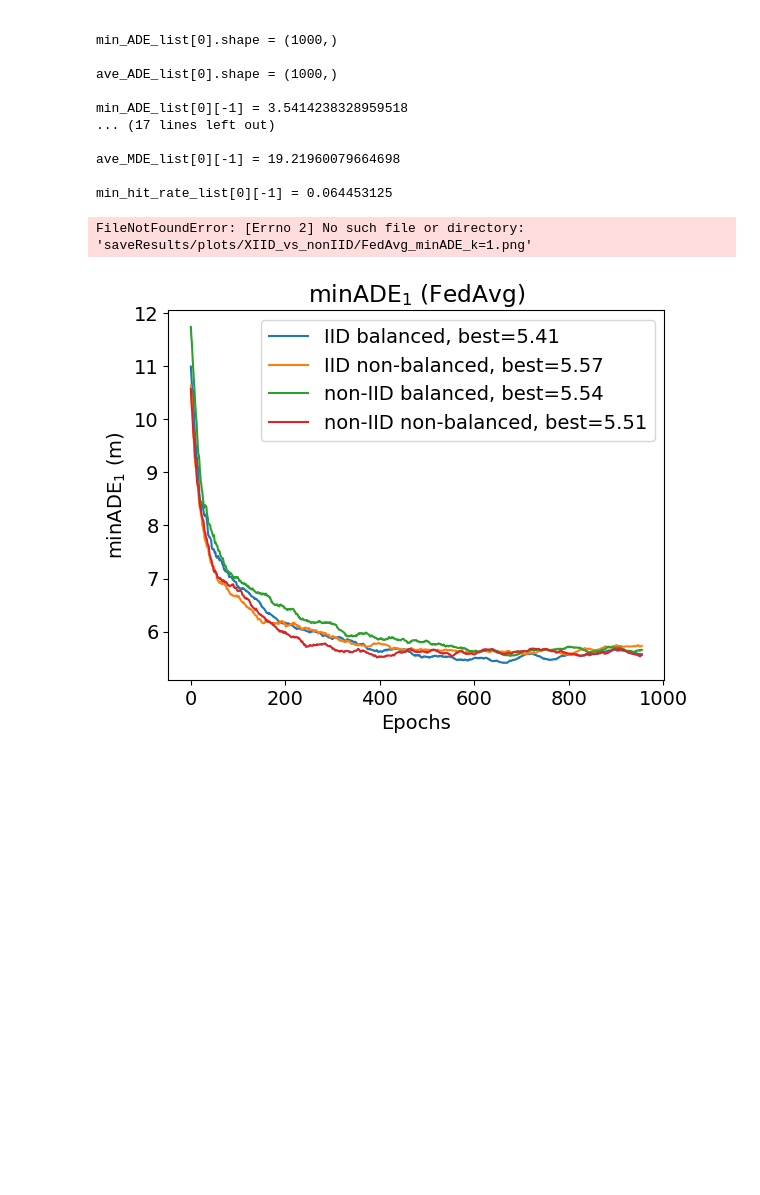
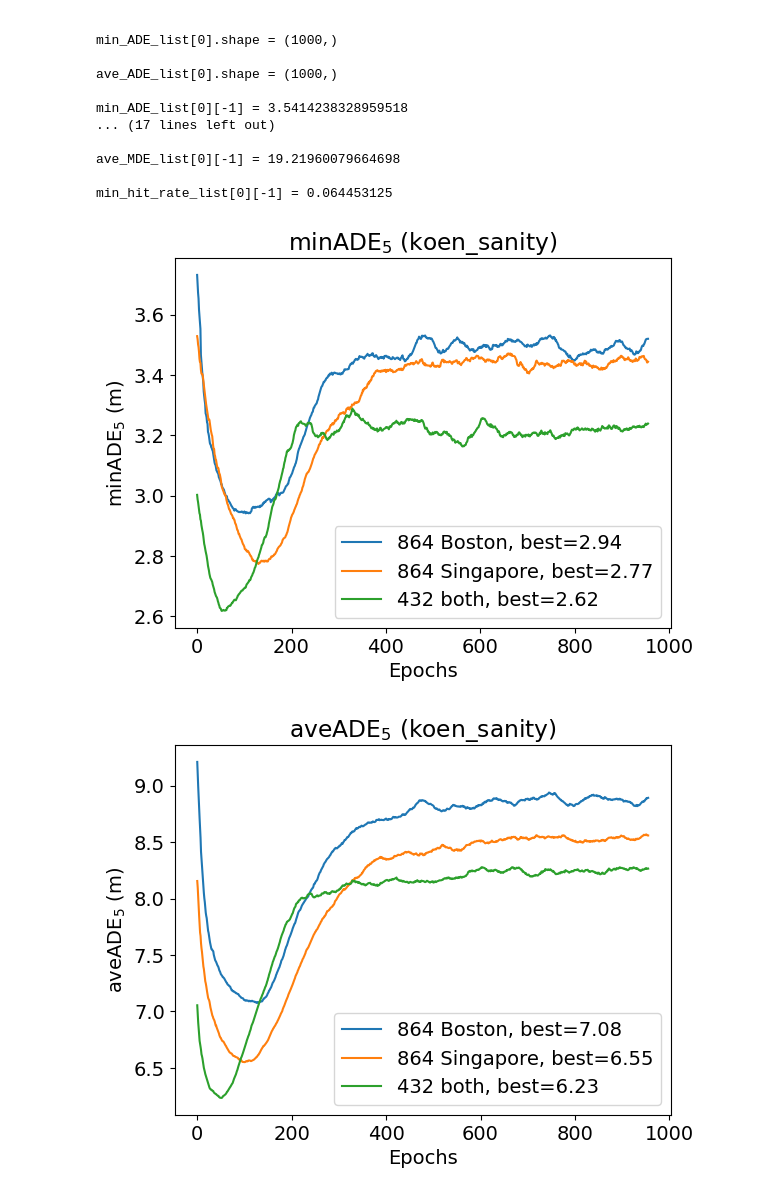
Before and after one commit to dolander1/nuscenes_dolander1, a Jupyter notebook: python-sdk/tutorials/analyseKoenSanity.ipynb, the cells around one changed output. Saved outputs shown, nothing was run; the diff lists cells and outputs as text; code cells hidden in the pictures; blank space fills up the shorter version.

Commit message:
Plot Koen sanity

```diff
--- a/python-sdk/tutorials/analyseKoenSanity.ipynb
+++ b/python-sdk/tutorials/analyseKoenSanity.ipynb
@@ -398,7 +398,7 @@ import numpy as np
 import matplotlib.pyplot as plt
 
 # Settings
-k_nr_of_trajectories_many_files_ADE = 1 # 1, 5, 15
+k_nr_of_trajectories_many_files_ADE = 5 # 1, 5, 15
 k_nr_of_trajectories_many_files_FDE = 1 # 1
 k_nr_of_trajectories_many_files_MDE = 5 # 5
 max_distance = 2 # 2, 4
@@ -458,47 +458,23 @@ max_distance = 2 # 2, 4
 # ]
 
 # # Iterate over folders and legend lists
-# for folder, legend_list in folders:
-#     folder_name = folder.split("/")[1].replace("_", " ")
+folder = 'sanity_check_Koen'
+folder_name = "koen_sanity"
+legend_list = ['864 Boston','864 Singapore','432 both','864 both']
 
-#     #### Load files
-#     min_ADE_list = np.load(f'saveResults/processed_RealResults/{folder}/min_ADE_list_k={k_nr_of_trajectories_many_files_ADE}.npy')
-#     ave_ADE_list = np.load(f'saveResults/processed_RealResults/{folder}/ave_ADE_list_k={k_nr_of_trajectories_many_files_ADE}.npy')
+#### Load files
+min_ADE_list = np.load(f'saveResults/processed_RealResults/{folder}/min_ADE_list_k={k_nr_of_trajectories_many_files_ADE}.npy')
+ave_ADE_list = np.load(f'saveResults/processed_RealResults/{folder}/ave_ADE_list_k={k_nr_of_trajectories_many_files_ADE}.npy')
 
-#     min_FDE_list = np.load(f'saveResults/processed_RealResults/{folder}/min_FDE_list_k={k_nr_of_trajectories_many_files_FDE}.npy')
-#     ave_FDE_list = np.load(f'saveResults/processed_RealResults/{folder}/ave_FDE_list_k={k_nr_of_trajectories_many_files_FDE}.npy')
+min_FDE_list = np.load(f'saveResults/processed_RealResults/{folder}/min_FDE_list_k={k_nr_of_trajectories_many_files_FDE}.npy')
+ave_FDE_list = np.load(f'saveResults/processed_RealResults/{folder}/ave_FDE_list_k={k_nr_of_trajectories_many_files_FDE}.npy')
 
-#     min_MDE_list = np.load(f'saveResults/processed_RealResults/{folder}/min_MDE_list_k={k_nr_of_trajectories_many_files_MDE}.npy')
-#     ave_MDE_list = np.load(f'saveResults/processed_RealResults/{folder}/ave_MDE_list_k={k_nr_of_trajectories_many_files_MDE}.npy')
-#     min_hit_rate_list = np.load(f'saveResults/processed_RealResults/{folder}/min_hit_rate_list_k={k_nr_of_trajectories_many_files_MDE}_d={max_distance}.npy')
+min_MDE_list = np.load(f'saveResults/processed_RealResults/{folder}/min_MDE_list_k={k_nr_of_trajectories_many_files_MDE}.npy')
+ave_MDE_list = np.load(f'saveResults/processed_RealResults/{folder}/ave_MDE_list_k={k_nr_of_trajectories_many_files_MDE}.npy')
+min_hit_rate_list = np.load(f'saveResults/processed_RealResults/{folder}/min_hit_rate_list_k={k_nr_of_trajectories_many_files_MDE}_d={max_distance}.npy')
 
 
-    ##############################################################################################################################
-
-### Load IID and balanced comp ####
-parameter = "ClientFraction" # ClientFraction ClientNumber BatchSize LearningRate
-list_number = 0
-folder_list = [f"IID_balanced/{parameter}_IID_balanced", f"IID_non-balanced/{parameter}_IID_non-balanced", f"non-IID_balanced/{parameter}_non-IID_balanced", f"non-IID_non-balanced/{parameter}_non-IID_non-balanced"]
-legend_list = [f'{iid}' for iid in ['IID balanced','IID non-balanced','non-IID balanced','non-IID non-balanced']]
-
-# ### fed_optimizers
-# parameter = "FedOptimizer_2clients" # FedOptimizer_2clients FedOptimizer_8clients
-# list_number = 2
-# folder_list = [f"IID_balanced/{parameter}_IID_balanced", f"non-IID_balanced/{parameter}_non-IID_balanced"]
-# optimizer_list = [f'Optimizer = {fed_optimizer}' for fed_optimizer in ['FedAvg','FedAvgM','FedProx']]
-# legend_list = [f'{iid}, {optimizer_list[list_number]}' for iid in ['IID balanced','non-IID balanced']]
-
-
-min_ADE_list = [np.load(f'saveResults/processed_RealResults/{folder}/min_ADE_list_k={k_nr_of_trajectories_many_files_ADE}.npy')[list_number] for folder in folder_list]
-ave_ADE_list = [np.load(f'saveResults/processed_RealResults/{folder}/ave_ADE_list_k={k_nr_of_trajectories_many_files_ADE}.npy')[list_number] for folder in folder_list]
-min_FDE_list = [np.load(f'saveResults/processed_RealResults/{folder}/min_FDE_list_k={k_nr_of_trajectories_many_files_FDE}.npy')[list_number] for folder in folder_list]
-ave_FDE_list = [np.load(f'saveResults/processed_RealResults/{folder}/ave_FDE_list_k={k_nr_of_trajectories_many_files_FDE}.npy')[list_number] for folder in folder_list]
-min_MDE_list = [np.load(f'saveResults/processed_RealResults/{folder}/min_MDE_list_k={k_nr_of_trajectories_many_files_MDE}.npy')[list_number] for folder in folder_list]
-ave_MDE_list = [np.load(f'saveResults/processed_RealResults/{folder}/ave_MDE_list_k={k_nr_of_trajectories_many_files_MDE}.npy')[list_number] for folder in folder_list]
-min_hit_rate_list = [np.load(f'saveResults/processed_RealResults/{folder}/min_hit_rate_list_k={k_nr_of_trajectories_many_files_MDE}_d={max_distance}.npy')[list_number] for folder in folder_list]
-
-folder = "XIID_vs_nonIID"
-folder_name = "FedAvg"
+##############################################################################################################################
 
 
 # Set the font size for all labels and title
@@ -554,32 +530,32 @@ plt.savefig(f"saveResults/plots/{folder}/{folder_name}_FDE_k={k_nr_of_trajectori
 start_number = 5
 window_size = 40
 smooth_min_MDE_list = [np.convolve(min_MDE[start_number:], np.ones(window_size)/window_size, mode='valid') for min_MDE in min_MDE_list]
 smooth_ave_MDE_list = [np.convolve(ave_MDE[start_number:], np.ones(window_size)/window_size, mode='valid') for ave_MDE in ave_MDE_list]
 smooth_hit_rate_list = [np.convolve(hit_rate[start_number:], np.ones(window_size)/window_size, mode='valid') for hit_rate in min_hit_rate_list]
 best_smooth_min_MDE_list = [min(smooth_min_MDE) for smooth_min_MDE in smooth_min_MDE_list]
 best_smooth_ave_MDE_list = [min(smooth_ave_MDE) for smooth_ave_MDE in smooth_ave_MDE_list]
 best_smooth_hit_rate_list = [max(smooth_hit_rate) for smooth_hit_rate in smooth_hit_rate_list]
 
 
 ## Plot MDE - hit rate
 #     # MDE
 #     plt.figure()
 #     # [plt.plot(smooth_min_MDE, label=legend+', min_MDE'+f', best={best_min_MDE:.2f}') for smooth_min_MDE, legend, best_min_MDE in zip(smooth_min_MDE_list, legend_list, best_smooth_min_MDE_list)]
 #     [plt.plot(smooth_ave_MDE, label=legend+f', best={best_ave_MDE:.2f}') for smooth_ave_MDE, legend, best_ave_MDE in zip(smooth_ave_MDE_list, legend_list, best_smooth_ave_MDE_list)]
 #     plt.legend();
 #     plt.title(f"aveMDE$_{k_nr_of_trajectories_many_files_MDE}$ ({folder_name})");
 #     plt.xlabel('Epochs')
 #     plt.ylabel(f"aveMDE$_{k_nr_of_trajectories_many_files_MDE}$ (m)")
 #     plt.savefig(f"saveResults/plots/{folder}_aveMDE_k={k_nr_of_trajectories_many_files_MDE}", bbox_inches='tight', pad_inches=0)
 
 # HitRate
 plt.figure()
 [plt.plot(smooth_hit_rate, label=legend+f', best={best_smooth_hit_rate:.3f}') for smooth_hit_rate, legend, best_smooth_hit_rate in zip(smooth_hit_rate_list, legend_list, best_smooth_hit_rate_list)]
 plt.legend();
 plt.title(r'HitRate$_{{{0},{1}\rm m}}$ ({2})'.format(k_nr_of_trajectories_many_files_MDE, max_distance, folder_name));
 plt.xlabel('Epochs')
 plt.ylabel(r'HitRate$_{{{0},{1}\rm m}}$'.format(k_nr_of_trajectories_many_files_MDE, max_distance))
 plt.savefig(f"saveResults/plots/{folder}/{folder_name}_HitRate_k={k_nr_of_trajectories_many_files_MDE}_d={max_distance}", bbox_inches='tight', pad_inches=0)
 # %% [output]
-FileNotFoundError: [Errno 2] No such file or directory: 'saveResults/plots/XIID_vs_nonIID/FedAvg_minADE_k=1.png'
-[figure, old version]
+[figure, new version]
+[figure, added]
```
Also changed, not shown: parts of 1 cell of this notebook.
